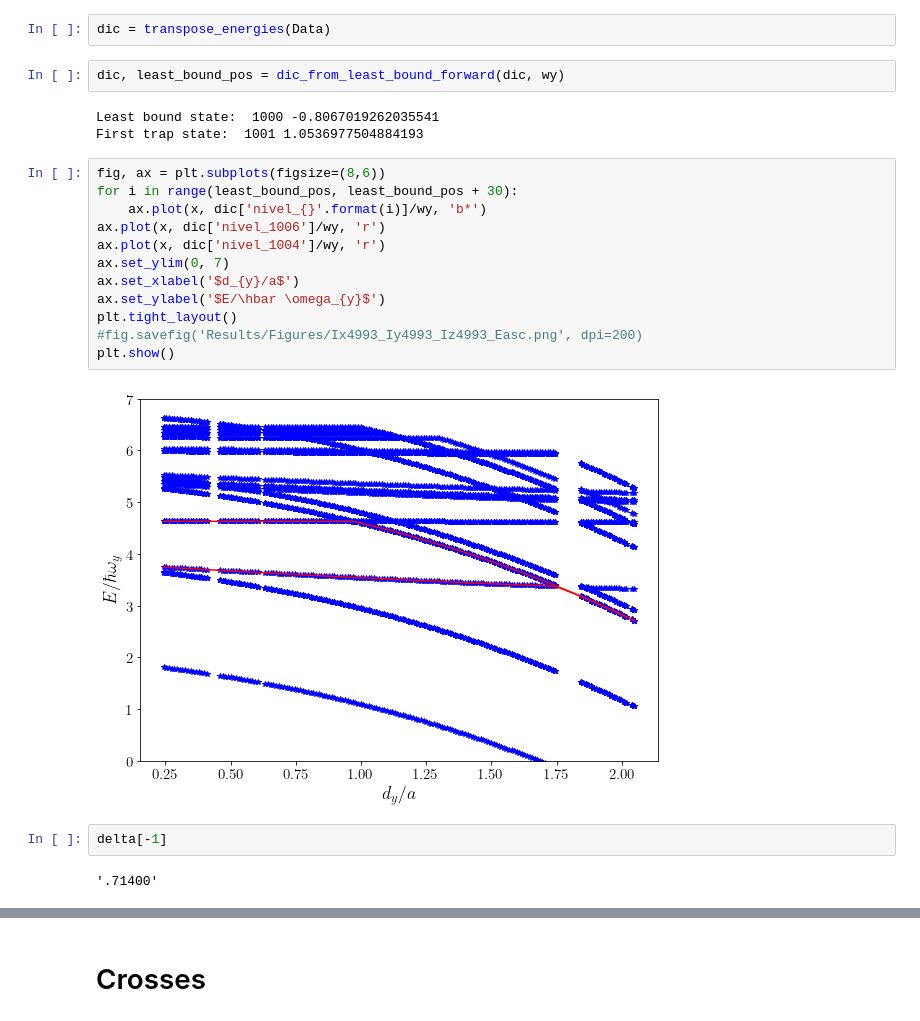
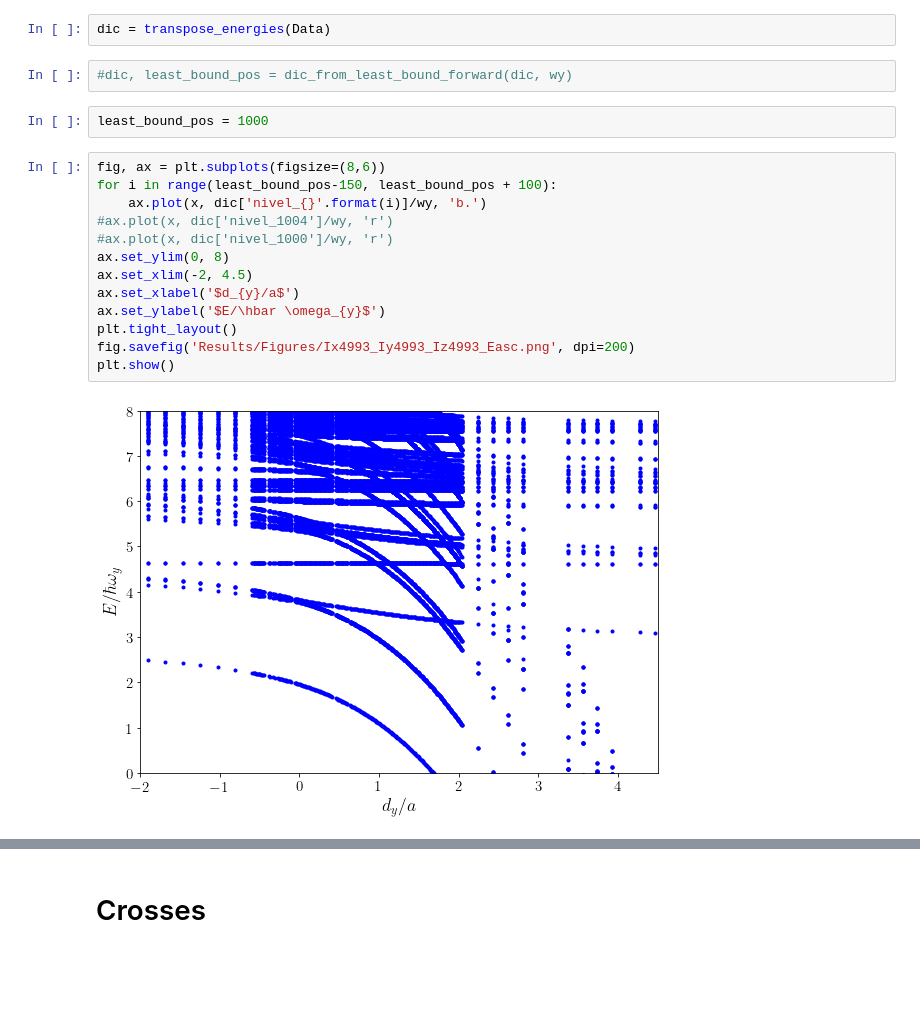
Before and after one commit to TsspGit/Ultracold_Atoms_src, a Jupyter notebook: Analysis/q3d/Energies_Analysis_4993_4993_4993.ipynb, the cells around one changed output, grey strips where cells are left out. Cells and saved outputs as stored; diff of their text form; blank space fills up the shorter version.

```diff
--- a/Analysis/q3d/Energies_Analysis_4993_4993_4993.ipynb
+++ b/Analysis/q3d/Energies_Analysis_4993_4993_4993.ipynb
@@ -66,25 +72,21 @@ filtering completed
 # %%
 dic = transpose_energies(Data)
 # %%
-dic, least_bound_pos = dic_from_least_bound_forward(dic, wy)
+#dic, least_bound_pos = dic_from_least_bound_forward(dic, wy)
-# %% [output]
-Least bound state:  1000 -0.8067019262035541
-First trap state:  1001 1.0536977504884193
+# %%
+least_bound_pos = 1000
 # %%
 fig, ax = plt.subplots(figsize=(8,6))
-for i in range(least_bound_pos, least_bound_pos + 30):
-    ax.plot(x, dic['nivel_{}'.format(i)]/wy, 'b*')
-ax.plot(x, dic['nivel_1006']/wy, 'r')
-ax.plot(x, dic['nivel_1004']/wy, 'r')
-ax.set_ylim(0, 7)
+for i in range(least_bound_pos-150, least_bound_pos + 100):
+    ax.plot(x, dic['nivel_{}'.format(i)]/wy, 'b.')
+#ax.plot(x, dic['nivel_1004']/wy, 'r')
+#ax.plot(x, dic['nivel_1000']/wy, 'r')
+ax.set_ylim(0, 8)
+ax.set_xlim(-2, 4.5)
 ax.set_xlabel('$d_{y}/a$')
 ax.set_ylabel('$E/\hbar \omega_{y}$')
 plt.tight_layout()
-#fig.savefig('Results/Figures/Ix4993_Iy4993_Iz4993_Easc.png', dpi=200)
+fig.savefig('Results/Figures/Ix4993_Iy4993_Iz4993_Easc.png', dpi=200)
 plt.show()
 # %% [output]
-[figure, old version]
+[figure, new version]
-# %%
-delta[-1]
-# %% [output]
-'.71400'
```
Also changed, not shown: parts of 20 cells of this notebook, 13 other files.
